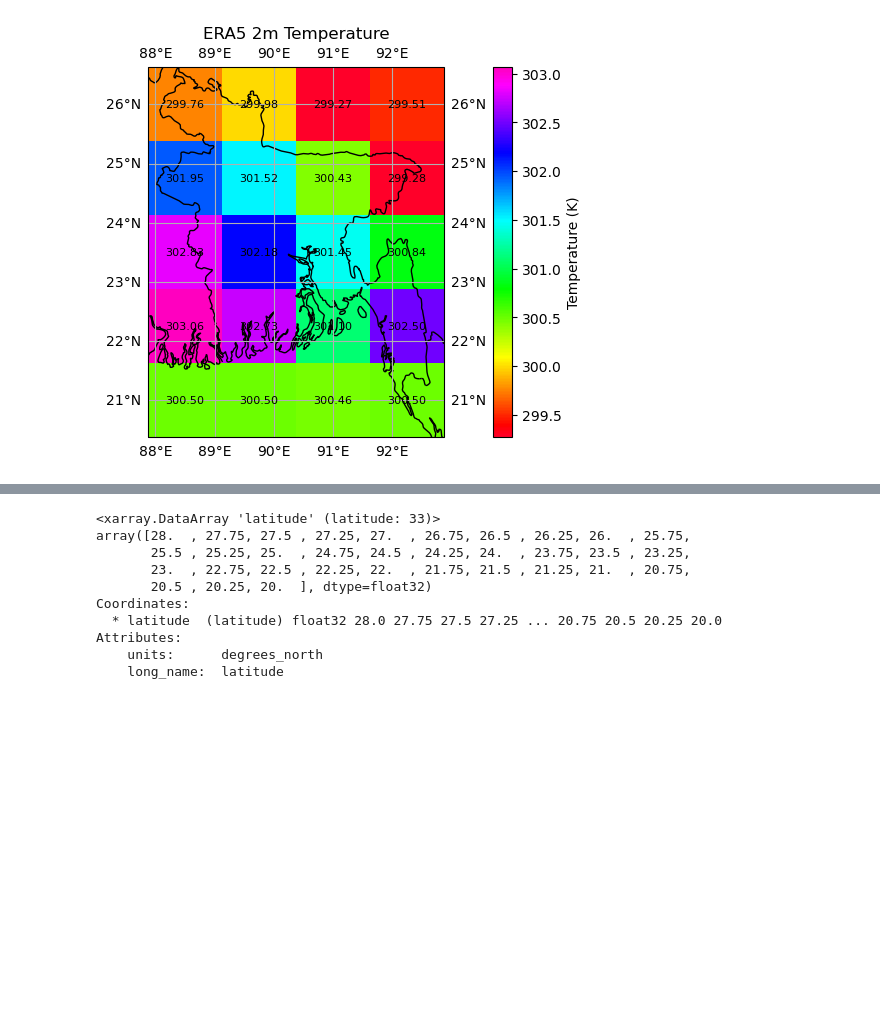
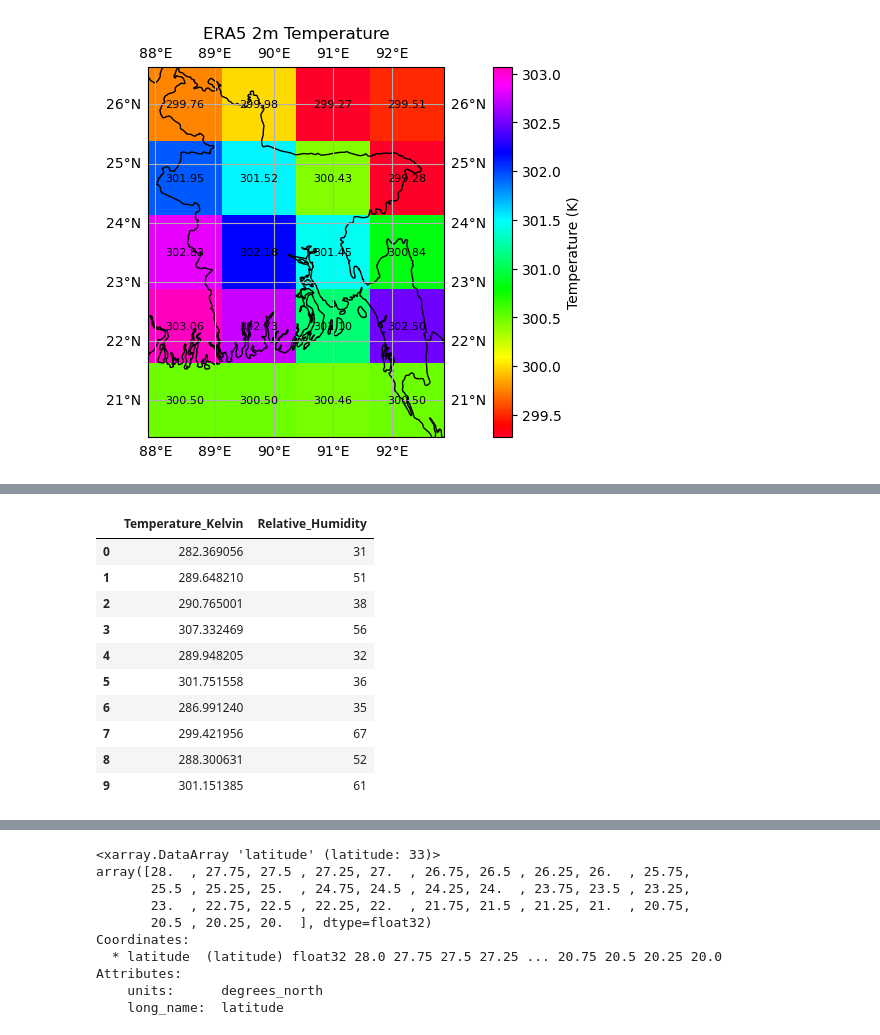
Before and after one commit to ti-sanjid/ML_HW, a Jupyter notebook: ERA 5 data /Exploring Codeds.ipynb, the cells around one changed output, grey strips where cells are left out. Cells and saved outputs as stored; diff of their text form; code cells hidden in the pictures; blank space fills up the shorter version.

```diff
--- a/ERA 5 data /Exploring Codeds.ipynb
+++ b/ERA 5 data /Exploring Codeds.ipynb
@@ -748,0 +1017,22 @@ plt.show()
+# %%
+import pandas as pd
+import random
+
+# Create a random DataFrame
+data = {'Temperature_Kelvin': [random.uniform(280, 310) for _ in range(10)],
+        'Relative_Humidity': [random.randint(30, 70) for _ in range(10)]}
+
+df = pd.DataFrame(data)
+df
+# %% [output]
+|  | Temperature_Kelvin | Relative_Humidity |
+| 0 | 282.369056 | 31 |
+| 1 | 289.648210 | 51 |
+| 2 | 290.765001 | 38 |
+| 3 | 307.332469 | 56 |
+| 4 | 289.948205 | 32 |
+| 5 | 301.751558 | 36 |
+| 6 | 286.991240 | 35 |
+| 7 | 299.421956 | 67 |
+| 8 | 288.300631 | 52 |
+| 9 | 301.151385 | 61 |
```
Also changed, not shown: parts of 22 cells of this notebook, 6 other files.
